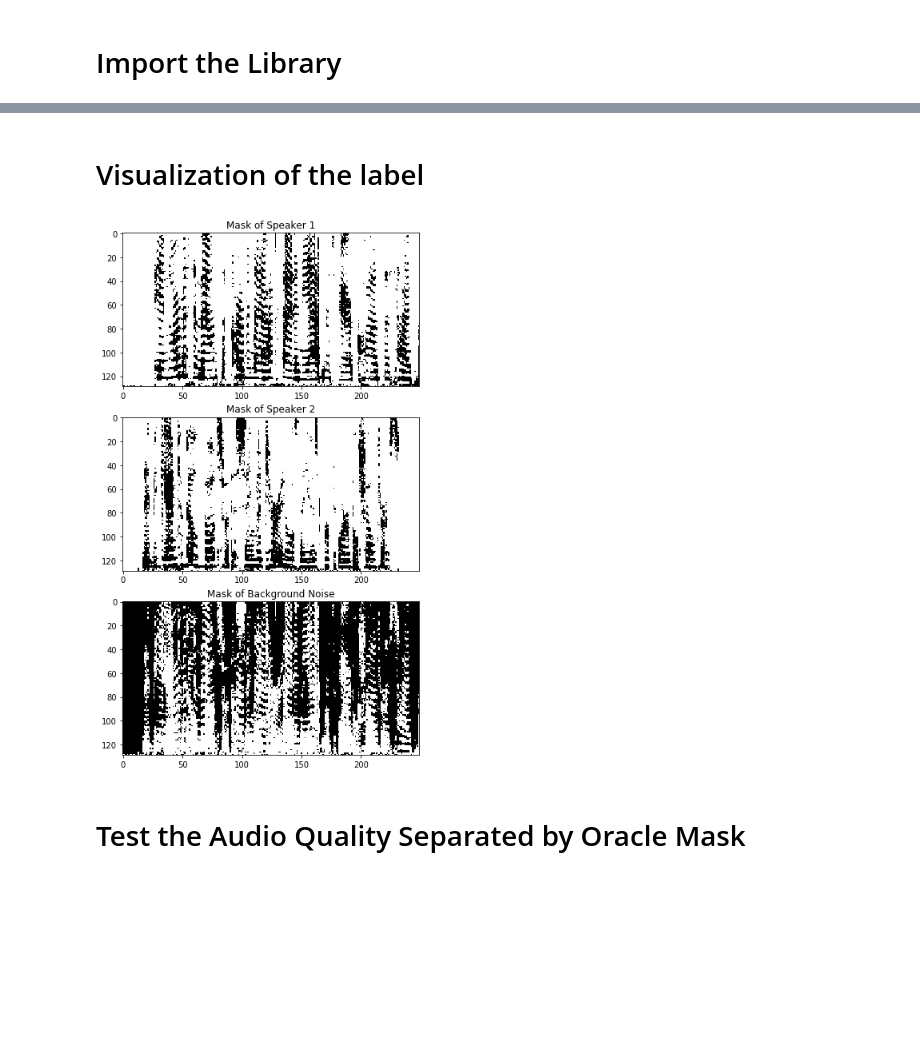
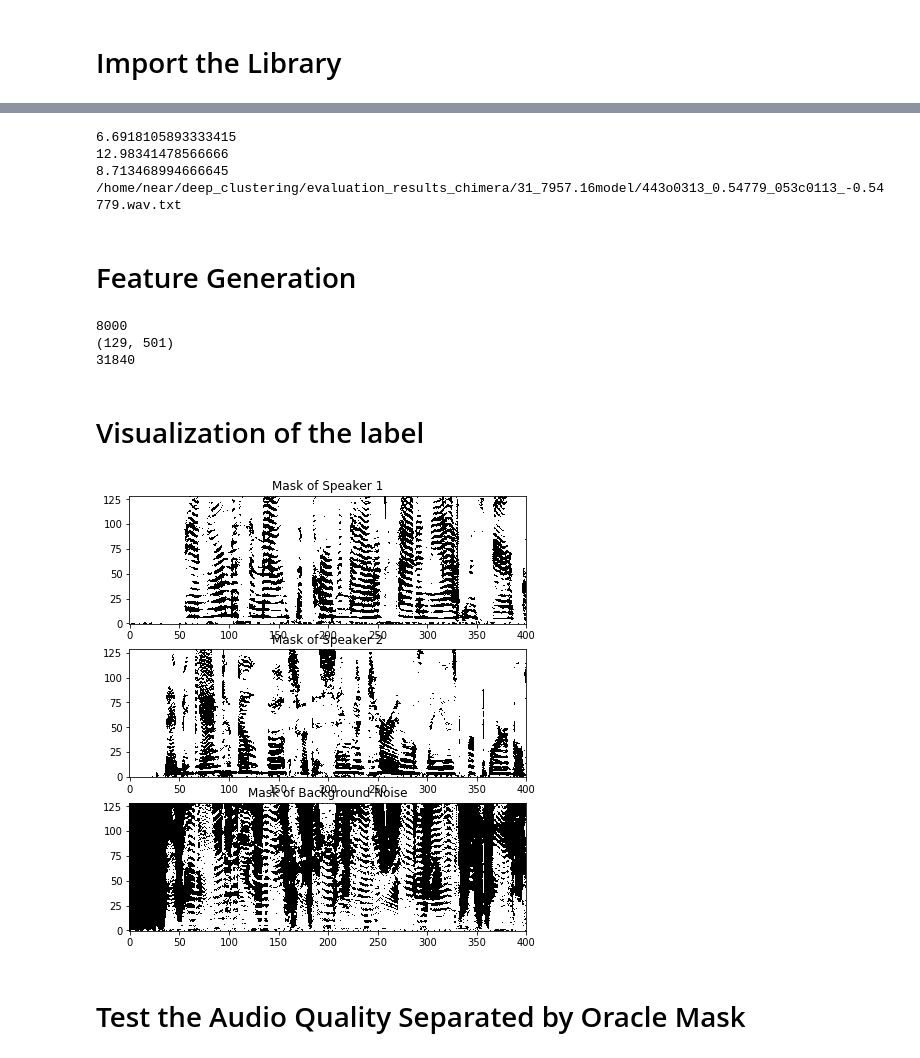
Before and after one commit to speechLabBcCuny/onssen, a Jupyter notebook: notebook/net.ipynb, the cells around one changed output, grey strips where cells are left out. Saved outputs shown, nothing was run; the diff lists cells and outputs as text; code cells hidden in the pictures; blank space fills up the shorter version.

```diff
--- a/notebook/net.ipynb
+++ b/notebook/net.ipynb
@@ -136,20 +29,69 @@ def generate_samples(f_list, batch_size=100, feat = None, target = None):
+# %%
+SDR = 0.0
+SIR = 0.0
+SAR = 0.0
+max_sdr = 0
+max_name = ''
+f_list = glob.glob('/home/near/deep_clustering/evaluation_results_chimera/31_7957.16model/*.txt')
+for ele in f_list:
+    f = open(ele)
+    for line in f:
+        if 'SDR' in line:
+            s1 = float(line.split()[1])
+            s2 = float(line.split()[2])
+            SDR+=s1
+            SDR+=s2
+            if max(s1,s2)>max_sdr:
+                max_sdr = max(s1,s2)
+                max_name = ele
+        if 'SIR' in line:
+            s1 = float(line.split()[1])
+            s2 = float(line.split()[2])
+            SIR+=s1
+            SIR+=s2
+        if 'SAR' in line:
+            s1 = float(line.split()[1])
+            s2 = float(line.split()[2])
+            SAR+=s1
+            SAR+=s2
+print(SDR/(len(f_list)*2))
+print(SIR/(len(f_list)*2))
+print(SAR/(len(f_list)*2))
+print(max_name)
+# %% [output]
+6.6918105893333415
+12.98341478566666
+8.713468994666645
+/home/near/deep_clustering/evaluation_results_chimera/31_7957.16model/443o0313_0.54779_053c0113_-0.54779.wav.txt
+# %% [markdown]
+# Feature Generation
+# %%
+fn = '/scratch/near/2speakers/wav8k/min/cv/mix/014a010f_0.097107_20fa010l_-0.097107.wav'
+sig, fs = librosa.load(fn,sr=8000)
+n_sample = sig.shape[0]
+stft = e_stft(sig,256,64,'hamming')
+sig_recon = e_istft(stft, n_sample, 256,64,'hamming')
+print(fs)
+print(stft.shape)
+print(n_sample)
+# %% [output]
+8000
+(129, 501)
+31840
 # %% [markdown]
 # Visualization of the label
 # %%
-fn = '/scratch/near/2speakers_stft/wav8k/min/cv/mix/014a010f_0.097107_20fa010l_-0.097107.mat'
-label = get_one_hot(None,fn)
-b = get_feature(None,fn)
-label = np.flip(label,1)
-# b = np.flip(b,1)
-f, (ax1, ax2, ax3) = plt.subplots(3,figsize=(10,12))
-ax1.imshow(label[:,:,0].T, cmap='binary', interpolation='nearest')
-ax2.imshow(label[:,:,1].T, cmap='binary', interpolation='nearest')
-ax3.imshow(label[:,:,2].T, cmap='binary', interpolation='nearest')
+fn = '/scratch/near/2speakers/wav8k/min/cv/mix/014a010f_0.097107_20fa010l_-0.097107.wav'
+label = get_one_hot(None,fn,400)
+f, (ax1, ax2, ax3) = plt.subplots(3,figsize=(8,8))
+ax1.imshow(label[:,:,0].T, cmap='binary', interpolation='nearest',origin='lower')
+ax2.imshow(label[:,:,1].T, cmap='binary', interpolation='nearest',origin='lower')
+ax3.imshow((1-label[:,:,1]-label[:,:,0]).T, cmap='binary', interpolation='nearest',origin='lower')
 ax1.set_title("Mask of Speaker 1")
 ax2.set_title("Mask of Speaker 2")
 ax3.set_title("Mask of Background Noise")
 plt.show()
 # %% [output]
-[figure, old version]
+[figure, new version]
 # %% [markdown]
 # Test the Audio Quality Separated by Oracle Mask
```
Also changed, not shown: parts of 31 cells of this notebook, 1 other file.
